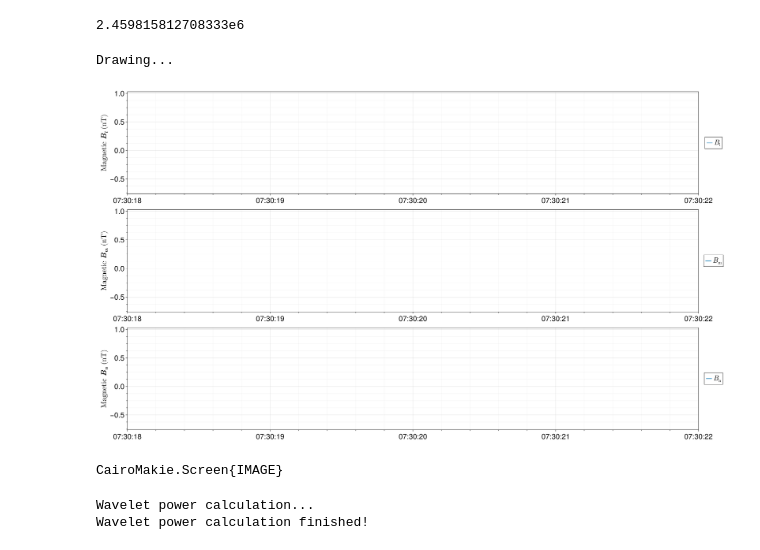
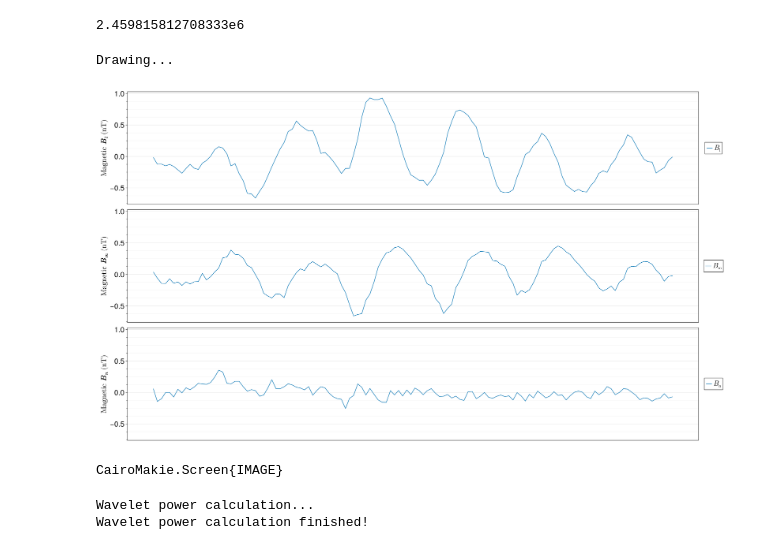
Before and after one commit to wzxswife/Tianwen, a Jupyter notebook: src/MAVENS32.ipynb, the cells around one changed output. Drawn from its saved outputs; the diff is of its cells as text; code cells hidden in the pictures.

```diff
--- a/src/MAVENS32.ipynb
+++ b/src/MAVENS32.ipynb
@@ -259,41 +270,43 @@ size_pt = 72 .* size_inches
 fig_MVA = Figure(size = size_pt, fontsize = 25, font = "Times New Roman")
 
 xtk = datetime2julian.(timeWave)
-xtk = Float32.(xtk)
+xtk = Float64.(xtk .- mag2c32hz[indWave[1], :JulUT])
 
 ax1 = Axis(fig_MVA[1,1:4], ylabel = L"Magnetic $\mathbf{B_l}$ (nT)",
     xminorticksvisible = true, xminorgridvisible = true, xminorticks = IntervalsBetween(5),
     yminorticksvisible = true, yminorgridvisible = true, yminorticks = IntervalsBetween(4))
 ax1.xticks = (xtk, Dates.format.(timeWave, "HH:MM:SS"))
-xlims!(ax1, minimum(xtk), maximum(xtk))
+#xlims!(ax1, minimum(xtk), maximum(xtk))
 ylims!(ax1, minimum(bWaveMVA[:, 1:3])-0.1, maximum(bWaveMVA[:, 1:3])+0.1)
 
 ax2 = Axis(fig_MVA[2,1:4], ylabel = L"Magnetic $\mathbf{B_m}$ (nT)",
     xminorticksvisible = true, xminorgridvisible = true, xminorticks = IntervalsBetween(5),
     yminorticksvisible = true, yminorgridvisible = true, yminorticks = IntervalsBetween(4))
 ax2.xticks = (xtk, Dates.format.(timeWave, "HH:MM:SS"))
-xlims!(ax2, minimum(xtk), maximum(xtk))
+#xlims!(ax2, minimum(xtk), maximum(xtk))
 ylims!(ax2, minimum(bWaveMVA[:, 1:3])-0.1, maximum(bWaveMVA[:, 1:3])+0.1)
 
 ax3 = Axis(fig_MVA[3,1:4], ylabel = L"Magnetic $\mathbf{B_n}$ (nT)",
     xminorticksvisible = true, xminorgridvisible = true, xminorticks = IntervalsBetween(5),
     yminorticksvisible = true, yminorgridvisible = true, yminorticks = IntervalsBetween(4))
 ax3.xticks = (xtk, Dates.format.(timeWave, "HH:MM:SS"))
-xlims!(ax3, minimum(xtk), maximum(xtk))
+#xlims!(ax3, minimum(xtk), maximum(xtk))
 ylims!(ax3, minimum(bWaveMVA[:, 1:3])-0.1, maximum(bWaveMVA[:, 1:3])+0.1)
 
-lines!(ax1, mag2c32hz[indWave, :JulUT], bWaveMVA[:, 1], label = L"$B_{\mathrm{l}}$",
+plot_x = Float64.(mag2c32hz[indWave, :JulUT] .- mag2c32hz[indWave[1], :JulUT])
+
+lines!(ax1, plot_x, bWaveMVA[:, 1], label = L"$B_{\mathrm{l}}$",
     overdraw = true, linewidth=1.5)
-lines!(ax2, mag2c32hz[indWave, :JulUT], bWaveMVA[:, 2], label = L"$B_{\mathrm{m}}$",
+lines!(ax2, plot_x, bWaveMVA[:, 2], label = L"$B_{\mathrm{m}}$",
     overdraw = true, linewidth=1.5)
-lines!(ax3, mag2c32hz[indWave, :JulUT], bWaveMVA[:, 3], label = L"$B_{\mathrm{n}}$",
+lines!(ax3, plot_x, bWaveMVA[:, 3], label = L"$B_{\mathrm{n}}$",
     overdraw = true, linewidth=1.5)
 Legend(fig_MVA[1,5], ax1)
 Legend(fig_MVA[2,5], ax2)
 Legend(fig_MVA[3,5], ax3)
 
 display(fig_MVA)
 # %% [output]
 Drawing...
-[figure, old version]
+[figure, new version]
 CairoMakie.Screen{IMAGE}
```
Also changed, not shown: parts of 2 cells of this notebook, 7 other files.
